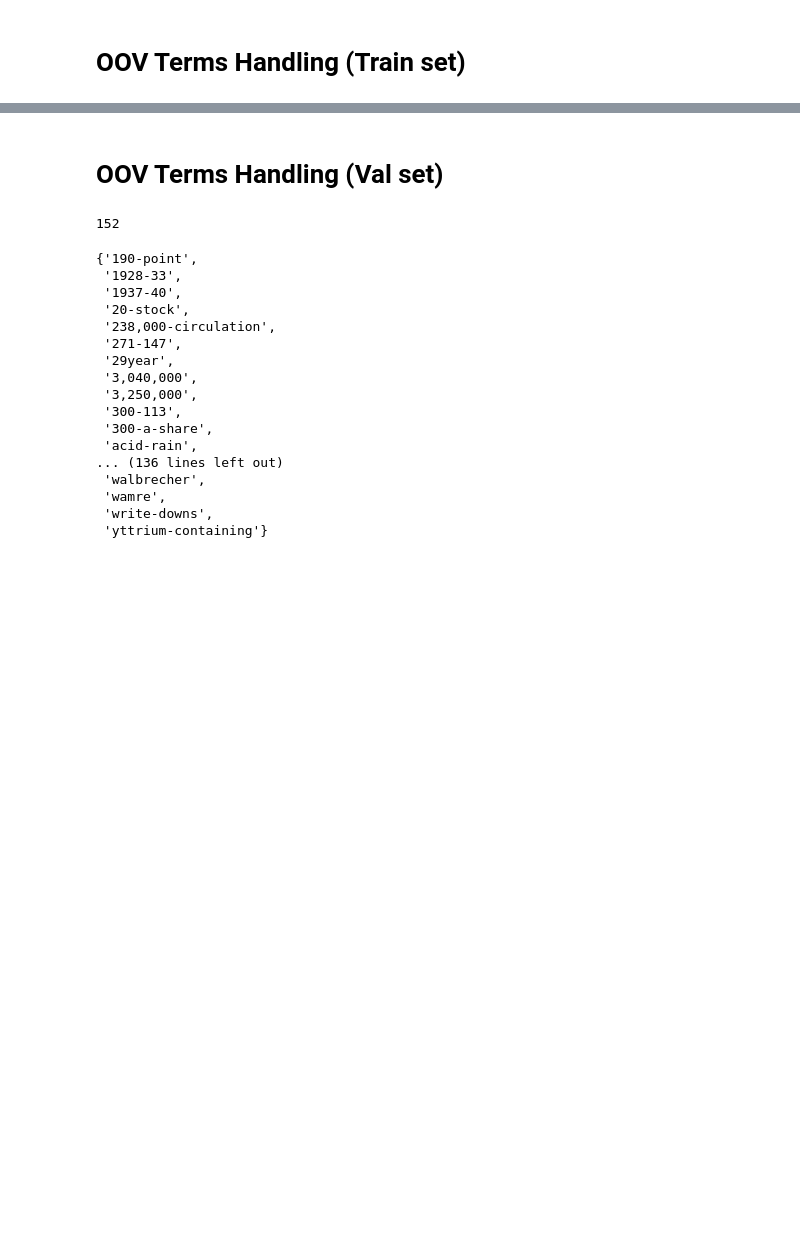
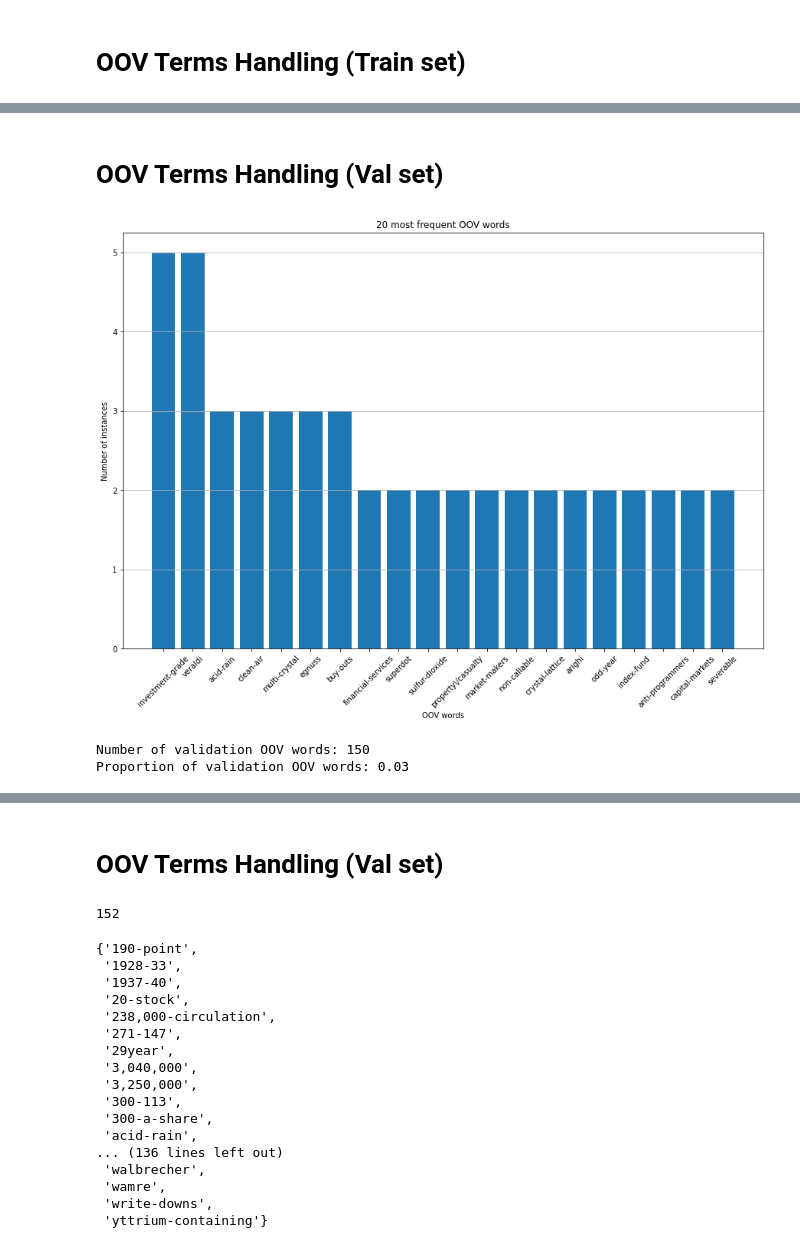
Before and after one commit to EnricoPittini/POS-tagging, a Jupyter notebook: 1) oov handling.ipynb, the cells around one changed output, grey strips where cells are left out. Saved outputs shown, nothing was run; the diff lists cells and outputs as text; code cells hidden in the pictures; blank space fills up the shorter version.

```diff
--- a/1) oov handling.ipynb
+++ b/1) oov handling.ipynb
@@ -114,0 +82,14 @@ len(extended_embedding_model)
+# %% [markdown]
+# OOV Terms Handling (Val set)
+# %%
+from utils.dataset_analysis import OOV_analysis
+OOV_words, proportion_OOV_words, OOV_words_counts_dict = OOV_analysis(embedding_model=extended_embedding_model, texts=texts_val,
+                                                                      plot=True)
+# %% [output]
+[figure, added]
+# %%
+print(f'Number of validation OOV words: {len(OOV_words)}')
+print(f'Proportion of validation OOV words: {proportion_OOV_words:.2f}')
+# %% [output]
+Number of validation OOV words: 150
+Proportion of validation OOV words: 0.03
```
Also changed, not shown: parts of 21 cells of this notebook.
